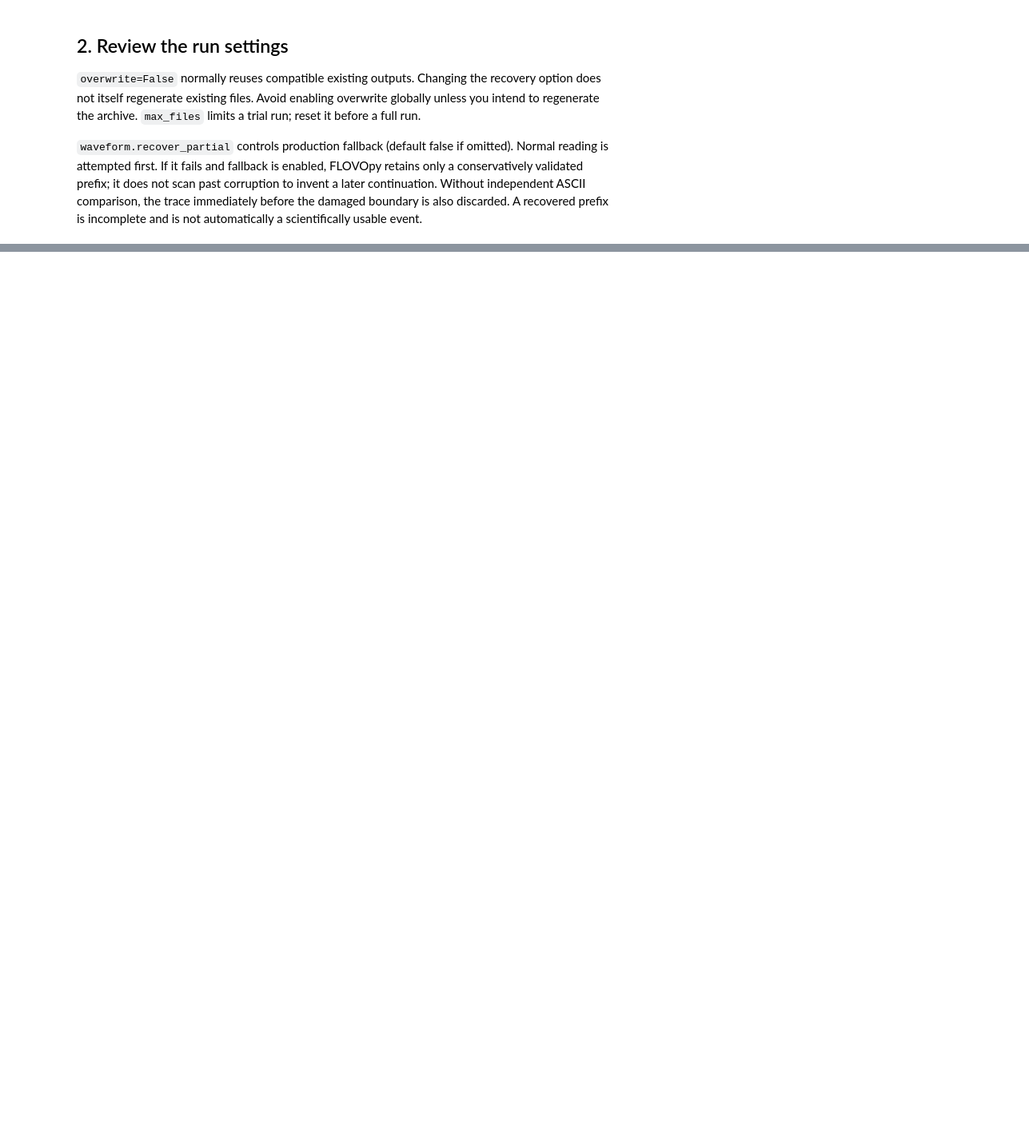
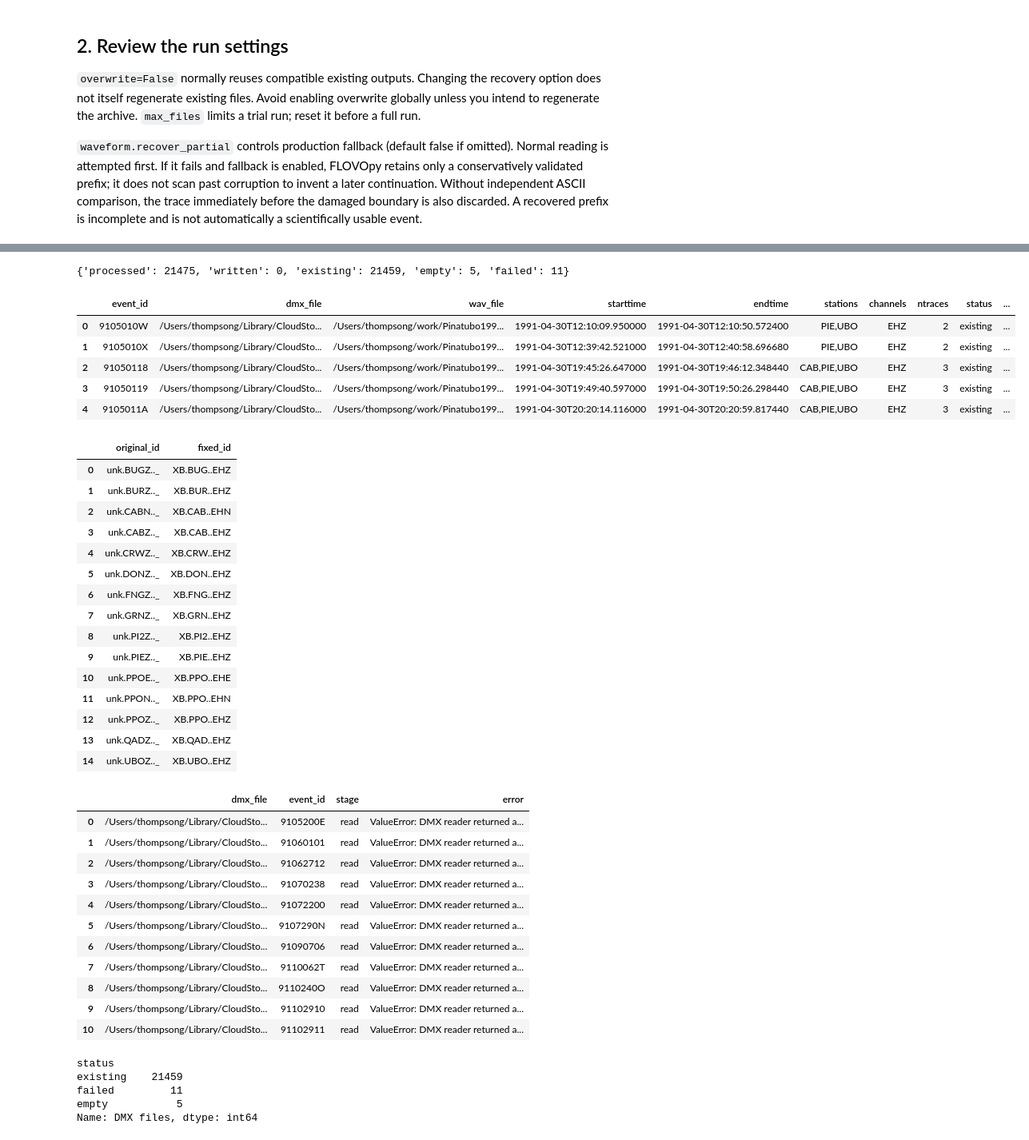
Before and after one commit to gthompson/Pinatubo1991SeismicData, a Jupyter notebook: 10_conversion/10_dmx_to_seisanWAV.ipynb, the cells around one changed output, grey strips where cells are left out. Shown at 80% size. Saved outputs shown, nothing was run; the diff lists cells and outputs as text; code cells hidden in the pictures; blank space fills up the shorter version.

```diff
--- a/10_conversion/10_dmx_to_seisanWAV.ipynb
+++ b/10_conversion/10_dmx_to_seisanWAV.ipynb
@@ -100,4 +116,5 @@ result = convert_dmx_to_seisan(
     out_trace_id_map_tex=FAIR_META_DIR / "10_trace_id_mapping.tex",
     out_trace_id_provenance=FAIR_META_DIR / "10_trace_id_provenance.csv",
     out_failures=TMP_DIR / "10_conversion_failures.csv",
+    out_file_log=TMP_DIR / "10_file_log.csv",
 )
@@ -110,5 +141,52 @@ Existing files with incompatible IDs or sample rates are rejected. Investigate b
 # %%
 display(result["summary"])
 display(result["waveform_index"].head())
 display(result["trace_id_map"])
 display(result["failures"])
+# Every DMX file found has one row in the file log; its statuses add up to the total.
+file_log = result["file_log"]
+display(file_log.status.value_counts().rename("DMX files"))
+display(file_log[file_log.status.eq("empty")])
+dropped = result["trace_id_provenance"].query("trace_status != 'kept'")
+display(dropped.groupby("trace_status").agg(traces=("original_id", "size"), files=("dmx_file", "nunique")))
+# %% [output]
+{'processed': 21475, 'written': 0, 'existing': 21459, 'empty': 5, 'failed': 11}
+|  | event_id | dmx_file | wav_file | starttime | endtime | stations | channels | ntraces | status | ... |
+| 0 | 9105010W | /Users/thompsong/Library/CloudSto... | /Users/thompsong/work/Pinatubo199... | 1991-04-30T12:10:09.950000 | 1991-04-30T12:10:50.572400 | PIE,UBO | EHZ | 2 | existing | ... |
+| 1 | 9105010X | /Users/thompsong/Library/CloudSto... | /Users/thompsong/work/Pinatubo199... | 1991-04-30T12:39:42.521000 | 1991-04-30T12:40:58.696680 | PIE,UBO | EHZ | 2 | existing | ... |
+| 2 | 91050118 | /Users/thompsong/Library/CloudSto... | /Users/thompsong/work/Pinatubo199... | 1991-04-30T19:45:26.647000 | 1991-04-30T19:46:12.348440 | CAB,PIE,UBO | EHZ | 3 | existing | ... |
+| 3 | 91050119 | /Users/thompsong/Library/CloudSto... | /Users/thompsong/work/Pinatubo199... | 1991-04-30T19:49:40.597000 | 1991-04-30T19:50:26.298440 | CAB,PIE,UBO | EHZ | 3 | existing | ... |
+| 4 | 9105011A | /Users/thompsong/Library/CloudSto... | /Users/thompsong/work/Pinatubo199... | 1991-04-30T20:20:14.116000 | 1991-04-30T20:20:59.817440 | CAB,PIE,UBO | EHZ | 3 | existing | ... |
+|  | original_id | fixed_id |
+| 0 | unk.BUGZ.._ | XB.BUG..EHZ |
+| 1 | unk.BURZ.._ | XB.BUR..EHZ |
+| 2 | unk.CABN.._ | XB.CAB..EHN |
+| 3 | unk.CABZ.._ | XB.CAB..EHZ |
+| 4 | unk.CRWZ.._ | XB.CRW..EHZ |
+| 5 | unk.DONZ.._ | XB.DON..EHZ |
+| 6 | unk.FNGZ.._ | XB.FNG..EHZ |
+| 7 | unk.GRNZ.._ | XB.GRN..EHZ |
+| 8 | unk.PI2Z.._ | XB.PI2..EHZ |
+| 9 | unk.PIEZ.._ | XB.PIE..EHZ |
+| 10 | unk.PPOE.._ | XB.PPO..EHE |
+| 11 | unk.PPON.._ | XB.PPO..EHN |
+| 12 | unk.PPOZ.._ | XB.PPO..EHZ |
+| 13 | unk.QADZ.._ | XB.QAD..EHZ |
+| 14 | unk.UBOZ.._ | XB.UBO..EHZ |
+|  | dmx_file | event_id | stage | error |
+| 0 | /Users/thompsong/Library/CloudSto... | 9105200E | read | ValueError: DMX reader returned a... |
+| 1 | /Users/thompsong/Library/CloudSto... | 91060101 | read | ValueError: DMX reader returned a... |
+| 2 | /Users/thompsong/Library/CloudSto... | 91062712 | read | ValueError: DMX reader returned a... |
+| 3 | /Users/thompsong/Library/CloudSto... | 91070238 | read | ValueError: DMX reader returned a... |
+| 4 | /Users/thompsong/Library/CloudSto... | 91072200 | read | ValueError: DMX reader returned a... |
+| 5 | /Users/thompsong/Library/CloudSto... | 9107290N | read | ValueError: DMX reader returned a... |
+| 6 | /Users/thompsong/Library/CloudSto... | 91090706 | read | ValueError: DMX reader returned a... |
+| 7 | /Users/thompsong/Library/CloudSto... | 9110062T | read | ValueError: DMX reader returned a... |
+| 8 | /Users/thompsong/Library/CloudSto... | 9110240O | read | ValueError: DMX reader returned a... |
+| 9 | /Users/thompsong/Library/CloudSto... | 91102910 | read | ValueError: DMX reader returned a... |
+| 10 | /Users/thompsong/Library/CloudSto... | 91102911 | read | ValueError: DMX reader returned a... |
+status
+existing    21459
+failed         11
+empty           5
+Name: DMX files, dtype: int64
```
Also changed, not shown: parts of 9 cells of this notebook, 2 other files.
